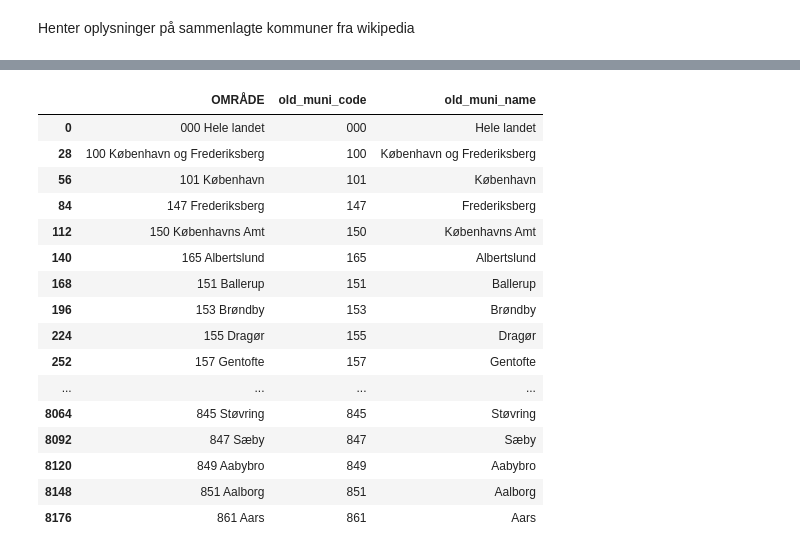
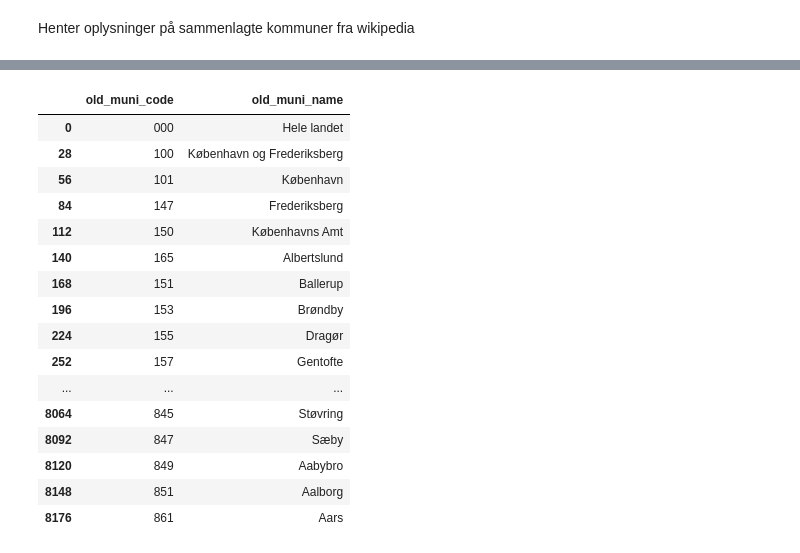
Before and after one commit to pryn-kb/isds2023, a Jupyter notebook: cbk/munic_merge_data_get.ipynb, the cells around one changed output, grey strips where cells are left out. Cells and saved outputs as stored; diff of their text form; code cells hidden in the pictures.

Commit message:
model_muni

```diff
--- a/cbk/munic_merge_data_get.ipynb
+++ b/cbk/munic_merge_data_get.ipynb
@@ -77,6 +77,7 @@ df = pd.read_csv(BEF1A, sep = ";")
 df['old_muni_code'] = df['OMRÅDE'].str.extract(r'(\d{3})')   # extracting municipality code
 df['old_muni_name'] = df['OMRÅDE'].str.extract(r'(\d{3}\s+(.*))')[1] # extracting municipalit name
 df['old_muni_name'] = df['old_muni_name'].str.replace("(-2005/2006)", "", regex = False)
+df['old_muni_name'] = df['old_muni_name'].str.replace("(2005/2006-)", "", regex = False)
 df['old_muni_name'] = df['old_muni_name'].str.replace("(- 2002)", "", regex = False)
 
 
@@ -84,8 +85,10 @@ df['old_muni_name'] = df['old_muni_name'].str.replace("(- 2002)", "", regex = Fa
 df = df\
     .drop(columns = ["OMRÅDE", 'TID', 'INDHOLD'])\
     .drop_duplicates()
-samlet = samlet\
-    .merge(df, how = 'left')
+# samlet = samlet\
+#     .merge(df, how = 'left') # der joines på old_muni_name, for det er det eneste der er at joine på.
 
-# cooercing to integer
-samlet['old_muni_code'] = pd.to_numeric(samlet["old_muni_code"], errors='coerce', downcast = 'integer')
+#cooercing to integer
+# samlet['old_muni_code'] = pd.to_numeric(samlet["old_muni_code"], errors='coerce', downcast = 'integer')
+
+samlet.sort_values("muni_name")
@@ -94,19 +135,20 @@ samlet.to_csv("nye_og_gamle_kommuner.csv")
 # %%
+df
 # %% [output]
-|  | OMRÅDE | old_muni_code | old_muni_name |
-| 0 | 000 Hele landet | 000 | Hele landet |
-| 28 | 100 København og Frederiksberg | 100 | København og Frederiksberg |
-| 56 | 101 København | 101 | København |
-| 84 | 147 Frederiksberg | 147 | Frederiksberg |
-| 112 | 150 Københavns Amt | 150 | Københavns Amt |
-| 140 | 165 Albertslund | 165 | Albertslund |
-| 168 | 151 Ballerup | 151 | Ballerup |
-| 196 | 153 Brøndby | 153 | Brøndby |
-| 224 | 155 Dragør | 155 | Dragør |
-| 252 | 157 Gentofte | 157 | Gentofte |
-| ... | ... | ... | ... |
-| 8064 | 845 Støvring | 845 | Støvring |
-| 8092 | 847 Sæby | 847 | Sæby |
-| 8120 | 849 Aabybro | 849 | Aabybro |
-| 8148 | 851 Aalborg | 851 | Aalborg |
-| 8176 | 861 Aars | 861 | Aars |
+|  | old_muni_code | old_muni_name |
+| 0 | 000 | Hele landet |
+| 28 | 100 | København og Frederiksberg |
+| 56 | 101 | København |
+| 84 | 147 | Frederiksberg |
+| 112 | 150 | Københavns Amt |
+| 140 | 165 | Albertslund |
+| 168 | 151 | Ballerup |
+| 196 | 153 | Brøndby |
+| 224 | 155 | Dragør |
+| 252 | 157 | Gentofte |
+| ... | ... | ... |
+| 8064 | 845 | Støvring |
+| 8092 | 847 | Sæby |
+| 8120 | 849 | Aabybro |
+| 8148 | 851 | Aalborg |
+| 8176 | 861 | Aars |
```
Also changed, not shown: parts of 3 cells of this notebook, 4 other files.
